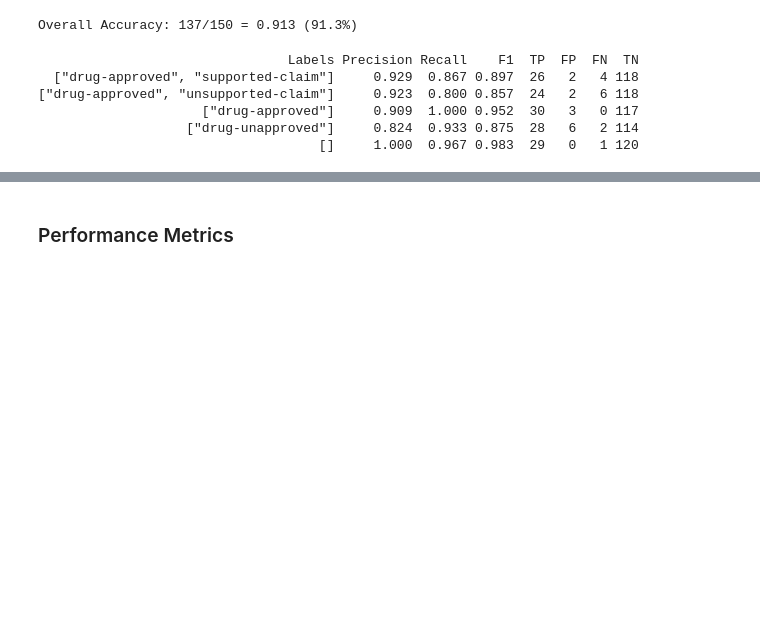
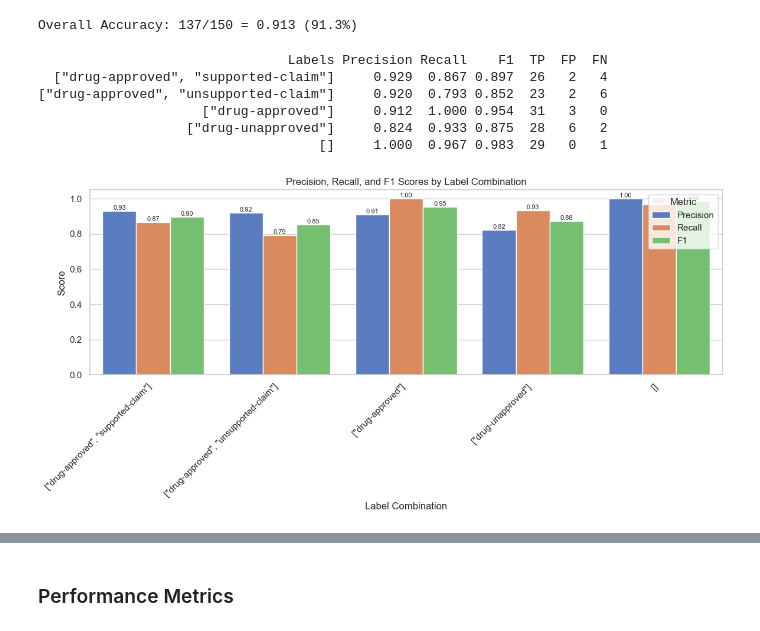
Before and after one commit to stephendongg/med-misinfo-labeler, a Jupyter notebook: analysis/analysis.ipynb, the cells around one changed output, grey strips where cells are left out. Saved outputs shown, nothing was run; the diff lists cells and outputs as text; code cells hidden in the pictures; blank space fills up the shorter version.

Commit message:
Add visualization in analysis

```diff
--- a/analysis/analysis.ipynb
+++ b/analysis/analysis.ipynb
@@ -70,9 +5,12 @@ TOTALS: 50 real, 100 generated, 150 total
 
 import pandas as pd
 import json
+import matplotlib.pyplot as plt
+import seaborn as sns
+import numpy as np
 
 # Load the moderation log
-log_df = pd.read_csv('../output/moderation_log.csv')
+log_df = pd.read_csv('../output/labeled_set.csv')
 
 print(f"Total posts in log: {len(log_df)}")
 # %% [output]
@@ -164,40 +102,80 @@ Overall Accuracy: 137/150 = 0.913 (91.3%)
 all_combinations = set(log_df['expected_labels_str'].unique()) | set(log_df['predicted_labels_str'].unique())
 
 results = []
 for combo_str in sorted(all_combinations):
     combo_list = json.loads(combo_str)
     combo_display = json.dumps(combo_list) if combo_list else "[]"
 
     tp = sum((pred_str == combo_str) and (exp_str == combo_str)
              for pred_str, exp_str in zip(log_df['predicted_labels_str'], log_df['expected_labels_str']))
     fp = sum((pred_str == combo_str) and (exp_str != combo_str)
              for pred_str, exp_str in zip(log_df['predicted_labels_str'], log_df['expected_labels_str']))
     fn = sum((pred_str != combo_str) and (exp_str == combo_str)
              for pred_str, exp_str in zip(log_df['predicted_labels_str'], log_df['expected_labels_str']))
-    tn = sum((pred_str != combo_str) and (exp_str != combo_str)
-             for pred_str, exp_str in zip(log_df['predicted_labels_str'], log_df['expected_labels_str']))
 
     precision = tp / (tp + fp) if (tp + fp) > 0 else 0
     recall = tp / (tp + fn) if (tp + fn) > 0 else 0
     f1 = 2 * (precision * recall) / (precision + recall) if (precision + recall) > 0 else 0
 
     results.append({
         'Labels': combo_display,
         'Precision': f"{precision:.3f}",
         'Recall': f"{recall:.3f}",
         'F1': f"{f1:.3f}",
         'TP': tp,
         'FP': fp,
-        'FN': fn,
-        'TN': tn
+        'FN': fn
     })
 
 metrics_df = pd.DataFrame(results)
 print(metrics_df.to_string(index=False))
+
+# Convert metrics_df columns to numeric for plotting
+metrics_df['Precision'] = metrics_df['Precision'].astype(float)
+metrics_df['Recall'] = metrics_df['Recall'].astype(float)
+metrics_df['F1'] = metrics_df['F1'].astype(float)
+
+# Melt the dataframe for easier plotting
+metrics_melted = metrics_df.melt(
+    id_vars='Labels',
+    value_vars=['Precision', 'Recall', 'F1'],
+    var_name='Metric',
+    value_name='Value'
+)
+
+# Plot the bar chart
+plt.figure(figsize=(12, 6))
+sns.set(style="whitegrid", context="notebook", font_scale=1.0)
+
+ax = sns.barplot(
+    data=metrics_melted,
+    x='Labels',
+    y='Value',
+    hue='Metric',
+    palette='muted'
+)
+
+# Add labels and title
+plt.title('Precision, Recall, and F1 Scores by Label Combination')
+plt.xlabel('Label Combination')
+plt.ylabel('Score')
+plt.xticks(rotation=45, ha='right')
+plt.legend(title='Metric', loc='upper right')
+
+# Annotate bars with values
+for p in ax.patches:
+    if p.get_height() > 0:  # Only annotate bars with a height greater than 0
+        ax.annotate(f"{p.get_height():.2f}",
+                    (p.get_x() + p.get_width() / 2., p.get_height()),
+                    ha='center', va='bottom', fontsize=8)
+
+plt.tight_layout()
+plt.show()
 # %% [output]
-                                Labels Precision Recall    F1  TP  FP  FN  TN
-  ["drug-approved", "supported-claim"]     0.929  0.867 0.897  26   2   4 118
-["drug-approved", "unsupported-claim"]     0.923  0.800 0.857  24   2   6 118
-                     ["drug-approved"]     0.909  1.000 0.952  30   3   0 117
-                   ["drug-unapproved"]     0.824  0.933 0.875  28   6   2 114
-                                    []     1.000  0.967 0.983  29   0   1 120
+                                Labels Precision Recall    F1  TP  FP  FN
+  ["drug-approved", "supported-claim"]     0.929  0.867 0.897  26   2   4
+["drug-approved", "unsupported-claim"]     0.920  0.793 0.852  23   2   6
+                     ["drug-approved"]     0.912  1.000 0.954  31   3   0
+                   ["drug-unapproved"]     0.824  0.933 0.875  28   6   2
+                                    []     1.000  0.967 0.983  29   0   1
+[figure, added]
```
Also changed, not shown: parts of 9 cells of this notebook.
